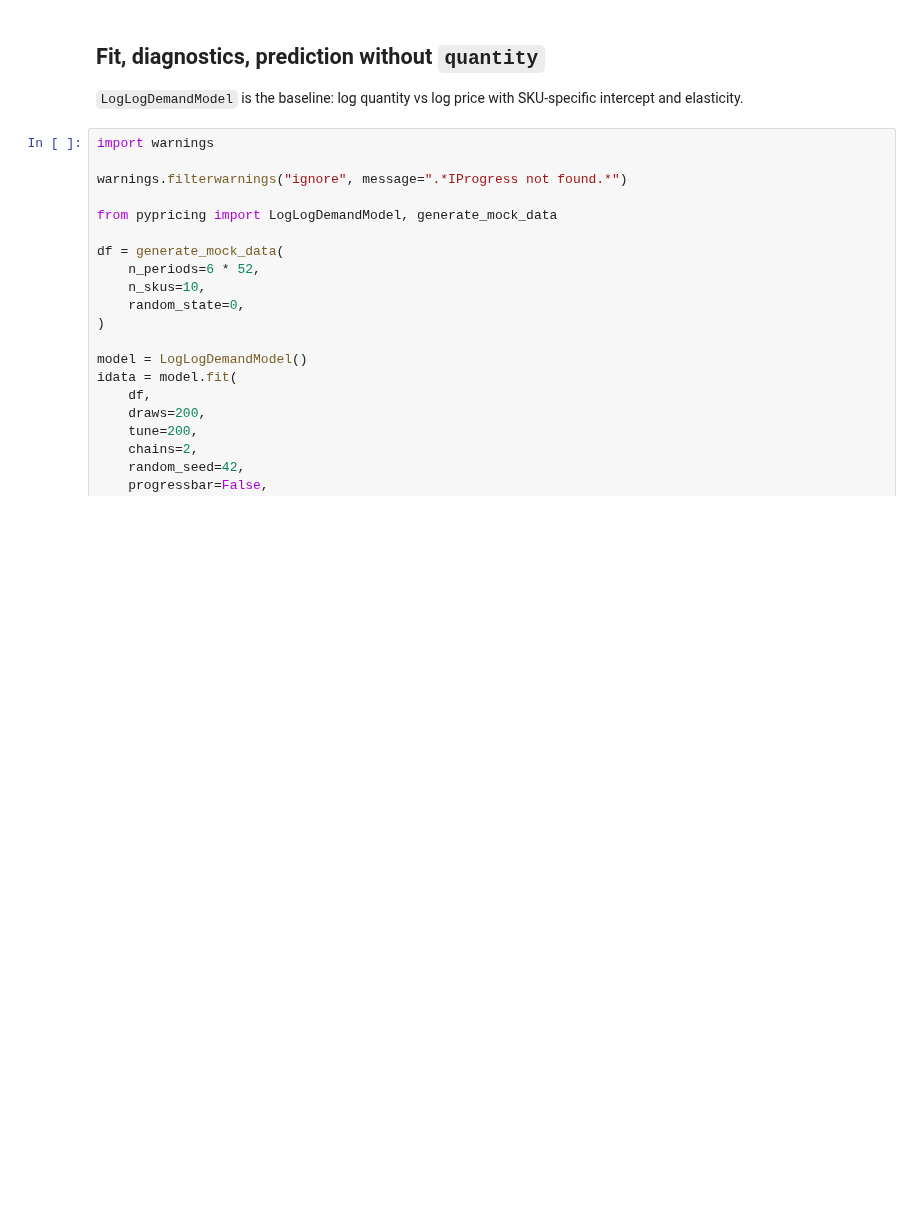
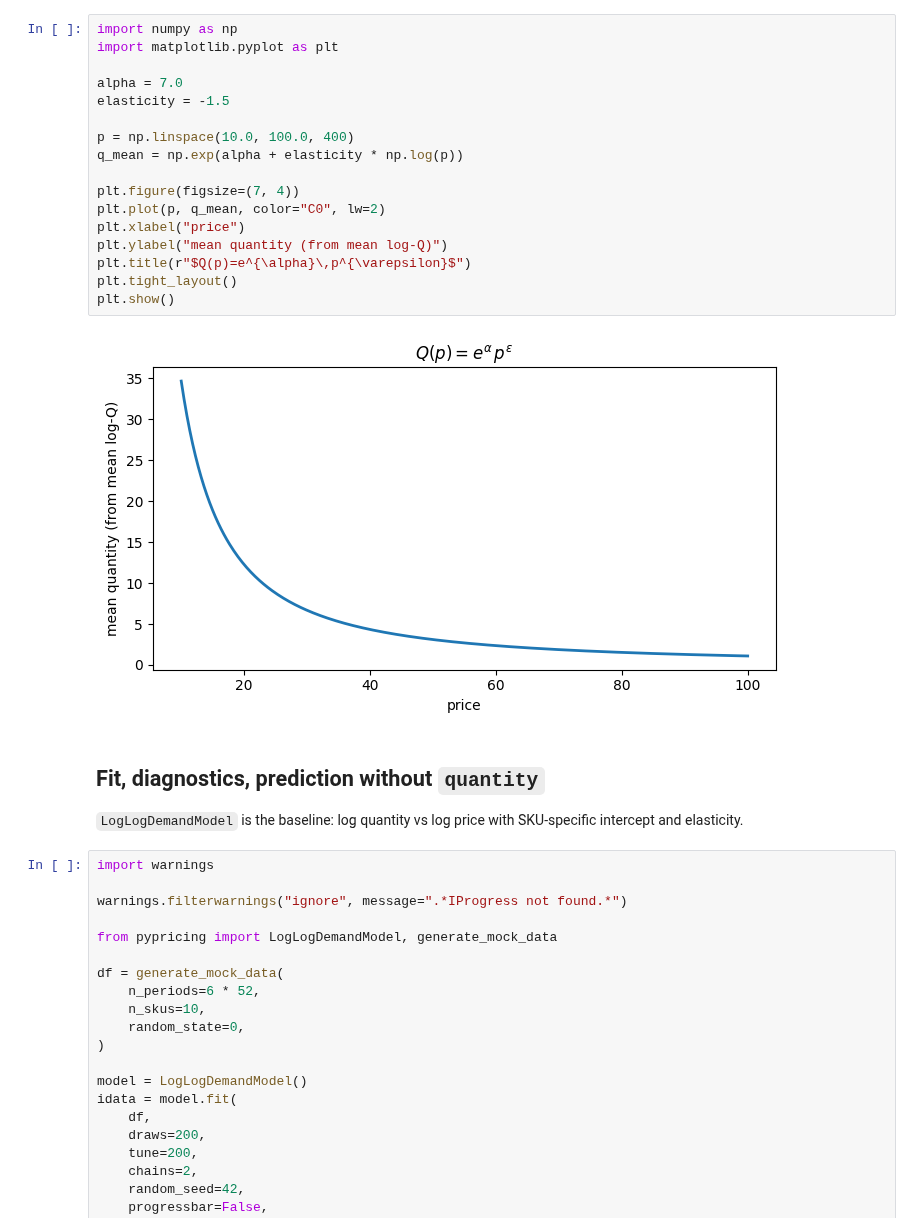
Before and after one commit to arthurmello/pypricing, a Jupyter notebook: docs/source/notebooks/log_log.ipynb, the cells around one changed output. Cells and saved outputs as stored; diff of their text form; blank space fills up the shorter version.

Commit message:
include demand shape curve in all notebooks

```diff
--- a/docs/source/notebooks/log_log.ipynb
+++ b/docs/source/notebooks/log_log.ipynb
@@ -5,3 +13,22 @@ MCMC settings in these notebooks use small `draws` / `tune` / `chains` for quick
+# %%
+import numpy as np
+import matplotlib.pyplot as plt
+
+alpha = 7.0
+elasticity = -1.5
+
+p = np.linspace(10.0, 100.0, 400)
+q_mean = np.exp(alpha + elasticity * np.log(p))
+
+plt.figure(figsize=(7, 4))
+plt.plot(p, q_mean, color="C0", lw=2)
+plt.xlabel("price")
+plt.ylabel("mean quantity (from mean log-Q)")
+plt.title(r"$Q(p)=e^{\alpha}\,p^{\varepsilon}$")
+plt.tight_layout()
+plt.show()
+# %% [output]
+[figure, added]
 # %% [markdown]
 ## Fit, diagnostics, prediction without `quantity`
 
```
Also changed, not shown: parts of 3 cells of this notebook, 2 other files.
